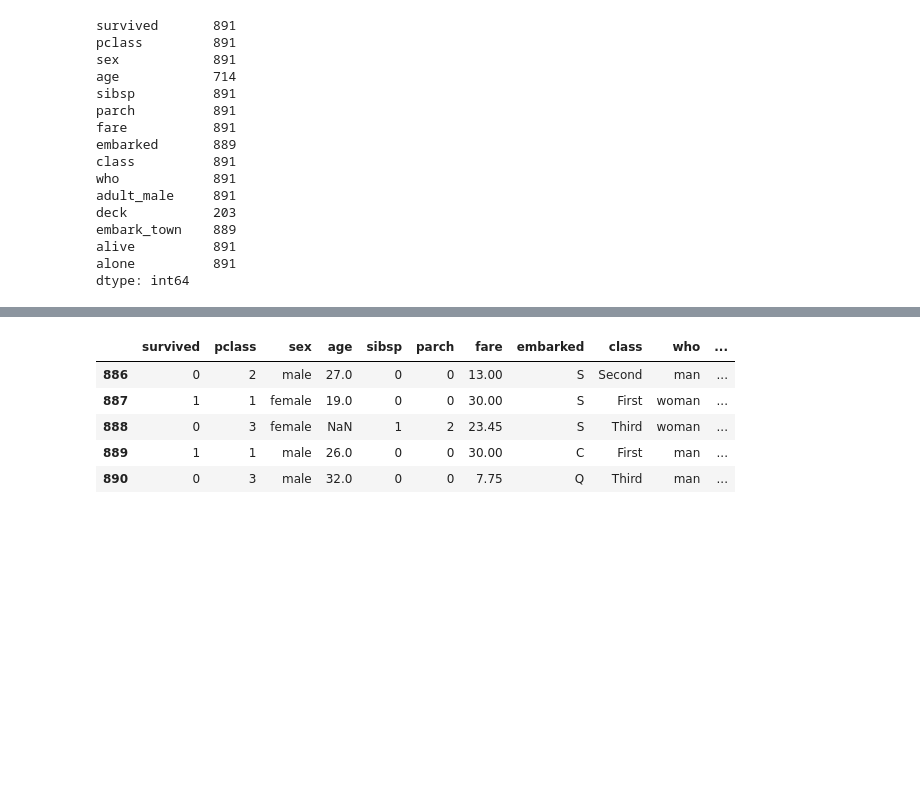
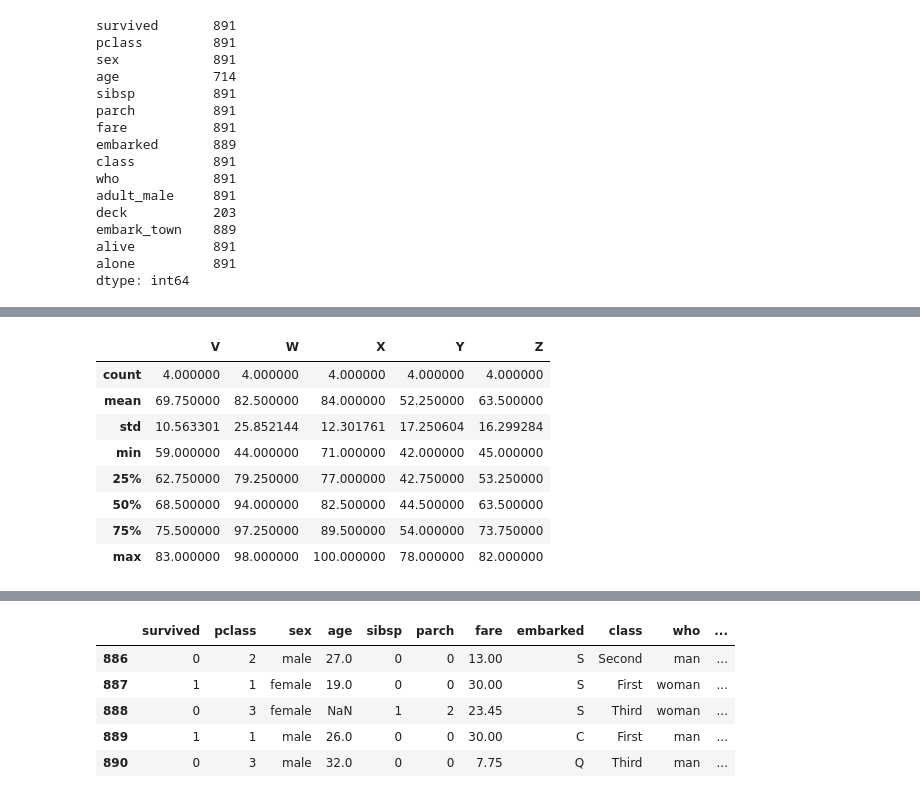
Before and after one commit to hyangshim/DataAnalysis_lecture-2023.04, a Jupyter notebook: 02.Pandas/05.데이터의 조작.ipynb, the cells around one changed output, grey strips where cells are left out. Saved outputs shown, nothing was run; the diff lists cells and outputs as text; code cells hidden in the pictures; blank space fills up the shorter version.

```diff
--- a/02.Pandas/05.데이터의 조작.ipynb
+++ b/02.Pandas/05.데이터의 조작.ipynb
@@ -281,3 +281,15 @@ df2
+# %%
+df2.describe()
+# %% [output]
+|  | V | W | X | Y | Z |
+| count | 4.000000 | 4.000000 | 4.000000 | 4.000000 | 4.000000 |
+| mean | 69.750000 | 82.500000 | 84.000000 | 52.250000 | 63.500000 |
+| std | 10.563301 | 25.852144 | 12.301761 | 17.250604 | 16.299284 |
+| min | 59.000000 | 44.000000 | 71.000000 | 42.000000 | 45.000000 |
+| 25% | 62.750000 | 79.250000 | 77.000000 | 42.750000 | 53.250000 |
+| 50% | 68.500000 | 94.000000 | 82.500000 | 44.500000 | 63.500000 |
+| 75% | 75.500000 | 97.250000 | 89.500000 | 54.000000 | 73.750000 |
+| max | 83.000000 | 98.000000 | 100.000000 | 78.000000 | 82.000000 |
 # %%
 # 각 열에서 최대값 - 최소값 한 결과 👀(x = 열을 의미함)
 df2.apply(lambda x: x.max() - x.min())              # x는 각  colum(열)을 의미
```
Also changed, not shown: parts of 19 cells of this notebook.
